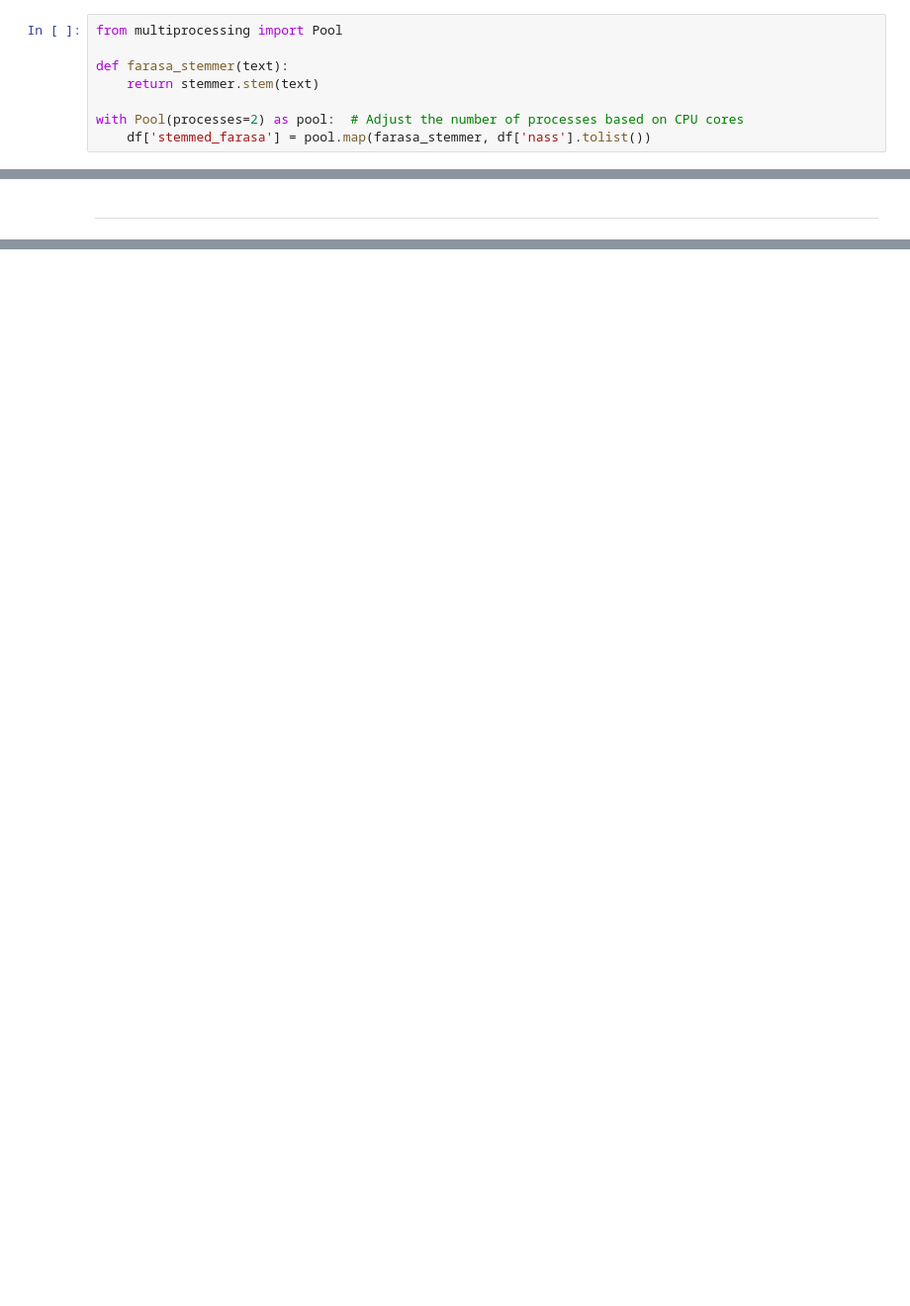
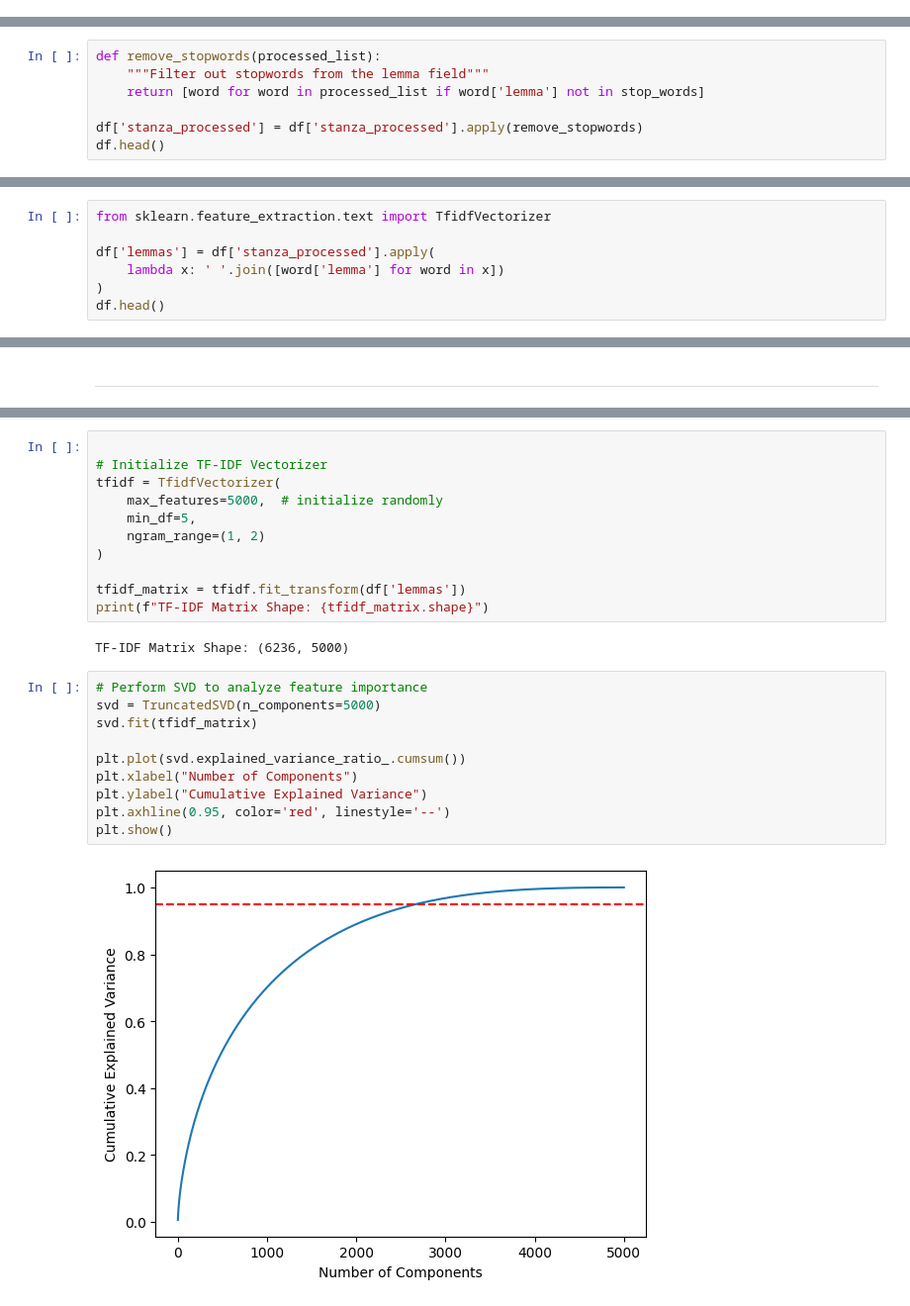
Before and after one commit to mo-matar/K-means-Topic-Modeling-of-Quran, a Jupyter notebook: K-Means Quran Topic Classifier/K_Means_Quran_Topic_Classifier.ipynb, the cells around one changed output, grey strips where cells are left out. Shown at 99% size. Drawn from its saved outputs; the diff is of its cells as text; blank space fills up the shorter version.

```diff
--- a/K-Means Quran Topic Classifier/K_Means_Quran_Topic_Classifier.ipynb
+++ b/K-Means Quran Topic Classifier/K_Means_Quran_Topic_Classifier.ipynb
@@ -648,8 +558,0 @@ print(os.cpu_count())
-# %%
-from multiprocessing import Pool
-
-def farasa_stemmer(text):
-    return stemmer.stem(text)
-
-with Pool(processes=2) as pool:  # Adjust the number of processes based on CPU cores
-    df['stemmed_farasa'] = pool.map(farasa_stemmer, df['nass'].tolist())
@@ -949,0 +1570,7 @@ df.to_csv("stemmed_farasa.csv", index=False, encoding="utf-8-sig")
+# %%
+def remove_stopwords(processed_list):
+    """Filter out stopwords from the lemma field"""
+    return [word for word in processed_list if word['lemma'] not in stop_words]
+
+df['stanza_processed'] = df['stanza_processed'].apply(remove_stopwords)
+df.head()
@@ -949,0 +1584,7 @@ df.to_csv("stemmed_farasa.csv", index=False, encoding="utf-8-sig")
+# %%
+from sklearn.feature_extraction.text import TfidfVectorizer
+
+df['lemmas'] = df['stanza_processed'].apply(
+    lambda x: ' '.join([word['lemma'] for word in x])
+)
+df.head()
@@ -986,0 +1609,25 @@ test_df.head()
+# %%
+
+# Initialize TF-IDF Vectorizer
+tfidf = TfidfVectorizer(
+    max_features=5000,  # initialize randomly
+    min_df=5,
+    ngram_range=(1, 2)
+)
+
+tfidf_matrix = tfidf.fit_transform(df['lemmas'])
+print(f"TF-IDF Matrix Shape: {tfidf_matrix.shape}")
+# %% [output]
+TF-IDF Matrix Shape: (6236, 5000)
+# %%
+# Perform SVD to analyze feature importance
+svd = TruncatedSVD(n_components=5000)
+svd.fit(tfidf_matrix)
+
+plt.plot(svd.explained_variance_ratio_.cumsum())
+plt.xlabel("Number of Components")
+plt.ylabel("Cumulative Explained Variance")
+plt.axhline(0.95, color='red', linestyle='--')
+plt.show()
+# %% [output]
+[figure, added]
```
Also changed, not shown: parts of 50 cells of this notebook.
